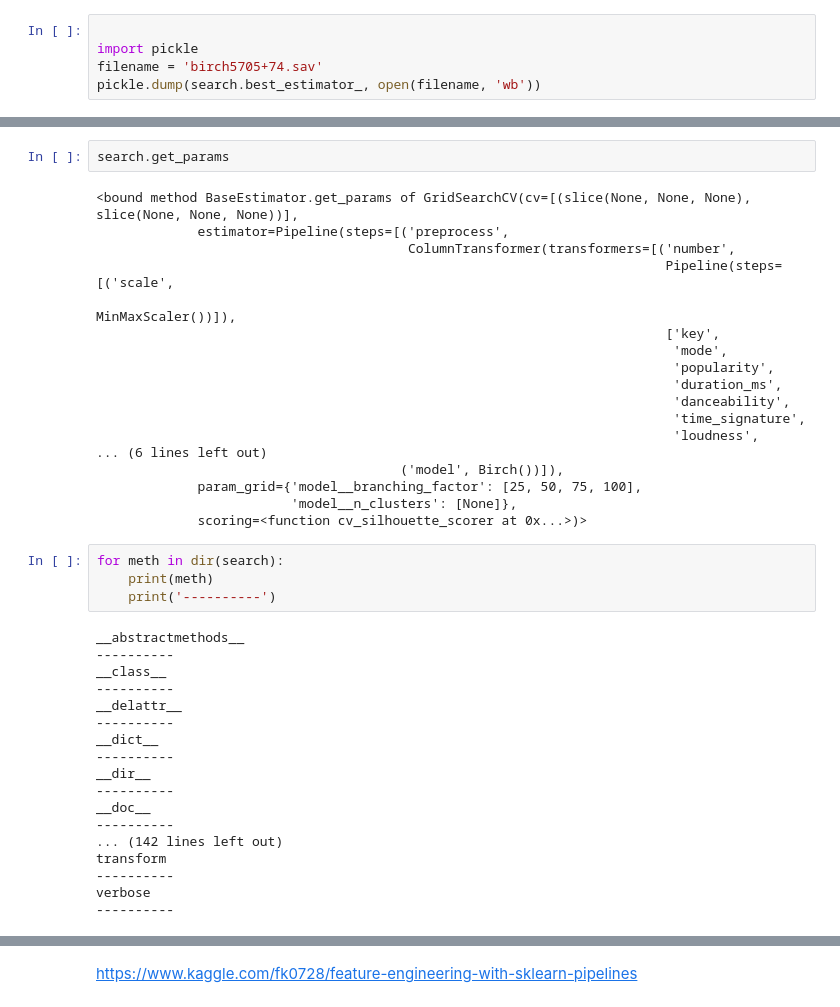
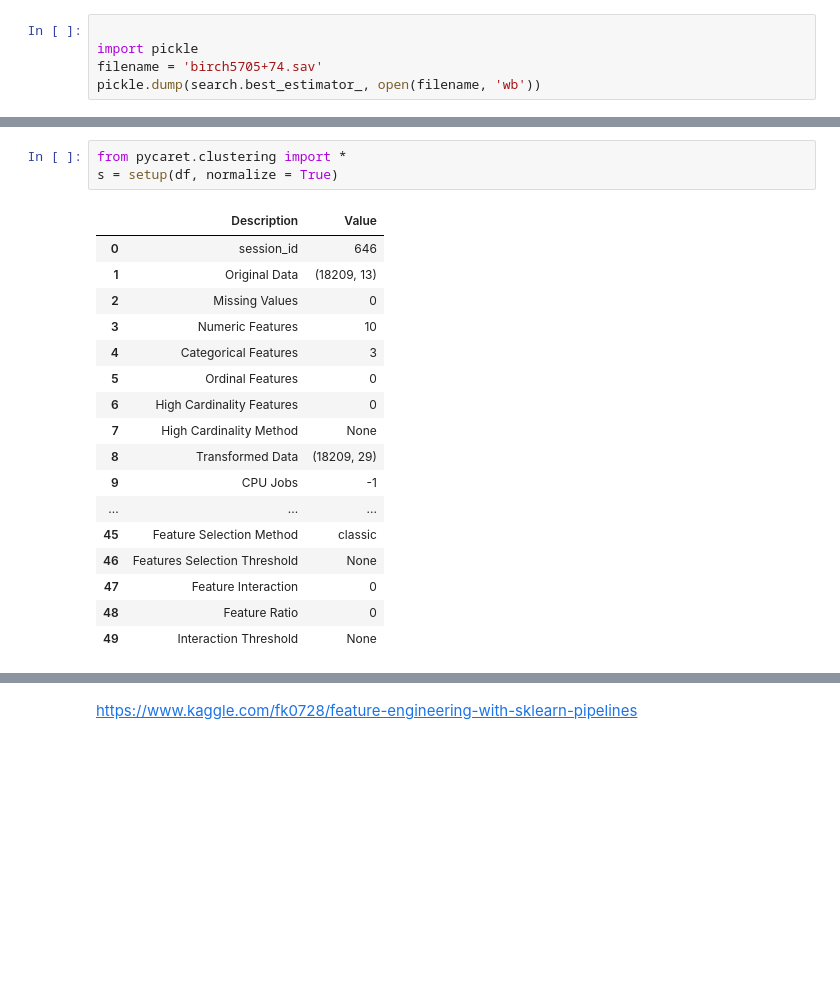
Before and after one commit to TanguyMe/spotify-model, a Jupyter notebook: model/model.ipynb, the cells around one changed output, grey strips where cells are left out. Drawn from its saved outputs; the diff is of its cells as text; blank space fills up the shorter version.

```diff
--- a/model/model.ipynb
+++ b/model/model.ipynb
@@ -234,42 +170,21 @@ dir(search)
-# %%
-search.get_params
-# %% [output]
-<bound method BaseEstimator.get_params of GridSearchCV(cv=[(slice(None, None, None), slice(None, None, None))],
-             estimator=Pipeline(steps=[('preprocess',
-                                        ColumnTransformer(transformers=[('number',
-                                                                         Pipeline(steps=[('scale',
-                                                                                          MinMaxScaler())]),
-                                                                         ['key',
-                                                                          'mode',
-                                                                          'popularity',
-                                                                          'duration_ms',
-                                                                          'danceability',
-                                                                          'time_signature',
-                                                                          'loudness',
-... (6 lines left out)
-                                       ('model', Birch())]),
-             param_grid={'model__branching_factor': [25, 50, 75, 100],
-                         'model__n_clusters': [None]},
-             scoring=<function cv_silhouette_scorer at 0x...>)>
-# %%
-for meth in dir(search):
-    print(meth)
-    print('----------')
-# %% [output]
-__abstractmethods__
-----------
-__class__
-----------
-__delattr__
-----------
-__dict__
-----------
-__dir__
-----------
-__doc__
-----------
-... (142 lines left out)
-transform
-----------
-verbose
-----------
+# %%
+from pycaret.clustering import *
+s = setup(df, normalize = True)
+# %% [output]
+|  | Description | Value |
+| 0 | session_id | 646 |
+| 1 | Original Data | (18209, 13) |
+| 2 | Missing Values | 0 |
+| 3 | Numeric Features | 10 |
+| 4 | Categorical Features | 3 |
+| 5 | Ordinal Features | 0 |
+| 6 | High Cardinality Features | 0 |
+| 7 | High Cardinality Method | None |
+| 8 | Transformed Data | (18209, 29) |
+| 9 | CPU Jobs | -1 |
+| ... | ... | ... |
+| 45 | Feature Selection Method | classic |
+| 46 | Features Selection Threshold | None |
+| 47 | Feature Interaction | 0 |
+| 48 | Feature Ratio | 0 |
+| 49 | Interaction Threshold | None |
```
Also changed, not shown: parts of 11 cells of this notebook, 2 other files.
